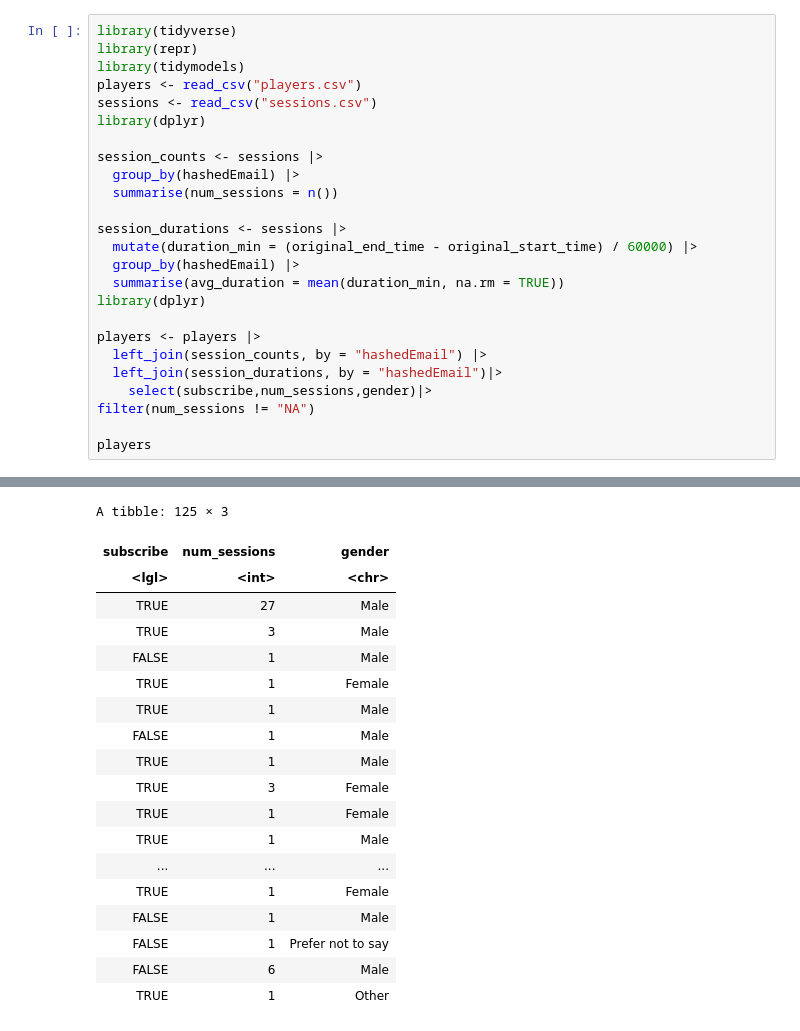
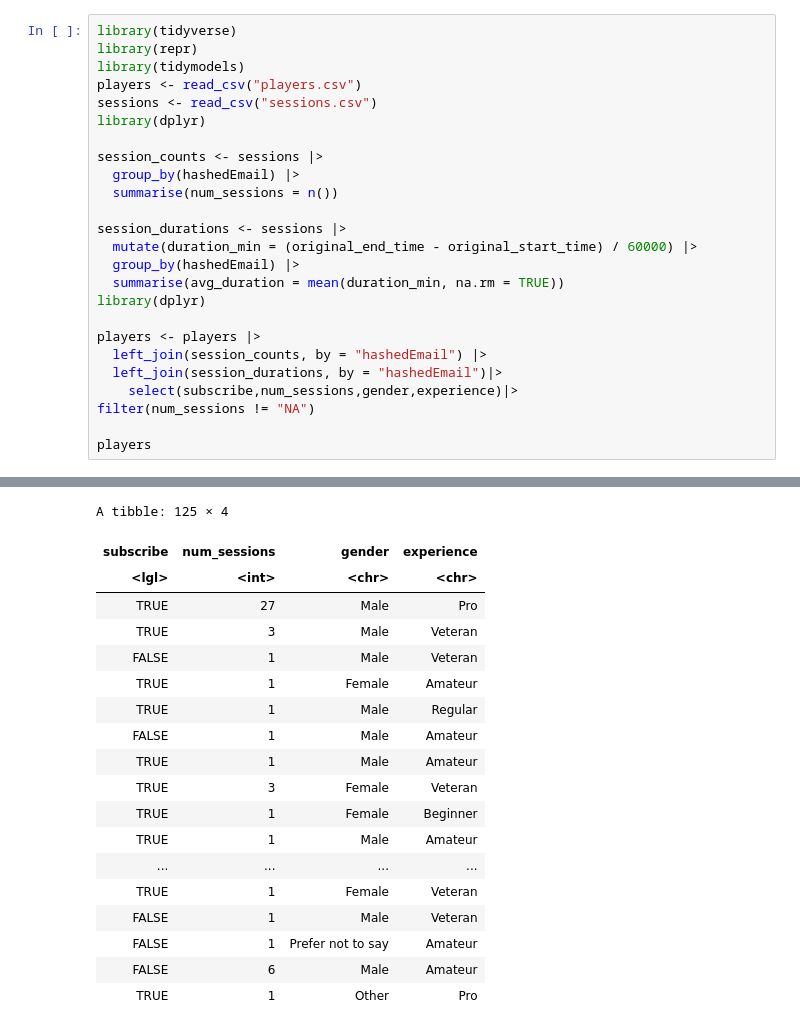
Before and after one commit to YiyangChen-6/25-summerterm-project, a Jupyter notebook: project.ipynb, the cells around one changed output, grey strips where cells are left out. Drawn from its saved outputs; the diff is of its cells as text.

```diff
--- a/project.ipynb
+++ b/project.ipynb
@@ -15,50 +100,50 @@ session_counts <- sessions |>
 session_durations <- sessions |>
   mutate(duration_min = (original_end_time - original_start_time) / 60000) |>
   group_by(hashedEmail) |>
   summarise(avg_duration = mean(duration_min, na.rm = TRUE))
 library(dplyr)
 
 players <- players |>
   left_join(session_counts, by = "hashedEmail") |>
   left_join(session_durations, by = "hashedEmail")|>
-    select(subscribe,num_sessions,gender)|>
+    select(subscribe,num_sessions,gender,experience)|>
 filter(num_sessions	!= "NA")
 
 players
 # %% [output]
 Rows: 196 Columns: 7
 ── Column specification ────────────────────────────────────────────────────────
 Delimiter: ","
 chr (4): experience, hashedEmail, name, gender
 dbl (2): played_hours, Age
 lgl (1): subscribe
 
 ℹ Use `spec()` to retrieve the full column specification for this data.
 ℹ Specify the column types or set `show_col_types = FALSE` to quiet this message.
 Rows: 1535 Columns: 5
 ── Column specification ────────────────────────────────────────────────────────
 Delimiter: ","
 chr (3): hashedEmail, start_time, end_time
 dbl (2): original_start_time, original_end_time
 
 ℹ Use `spec()` to retrieve the full column specification for this data.
 ℹ Specify the column types or set `show_col_types = FALSE` to quiet this message.
-A tibble: 125 × 3
+A tibble: 125 × 4
-| subscribe | num_sessions | gender |
-| <lgl> | <int> | <chr> |
-| TRUE | 27 | Male |
-| TRUE | 3 | Male |
-| FALSE | 1 | Male |
-| TRUE | 1 | Female |
-| TRUE | 1 | Male |
-| FALSE | 1 | Male |
-| TRUE | 1 | Male |
-| TRUE | 3 | Female |
-| TRUE | 1 | Female |
-| TRUE | 1 | Male |
-| ... | ... | ... |
-| TRUE | 1 | Female |
-| FALSE | 1 | Male |
-| FALSE | 1 | Prefer not to say |
-| FALSE | 6 | Male |
-| TRUE | 1 | Other |
+| subscribe | num_sessions | gender | experience |
+| <lgl> | <int> | <chr> | <chr> |
+| TRUE | 27 | Male | Pro |
+| TRUE | 3 | Male | Veteran |
+| FALSE | 1 | Male | Veteran |
+| TRUE | 1 | Female | Amateur |
+| TRUE | 1 | Male | Regular |
+| FALSE | 1 | Male | Amateur |
+| TRUE | 1 | Male | Amateur |
+| TRUE | 3 | Female | Veteran |
+| TRUE | 1 | Female | Beginner |
+| TRUE | 1 | Male | Amateur |
+| ... | ... | ... | ... |
+| TRUE | 1 | Female | Veteran |
+| FALSE | 1 | Male | Veteran |
+| FALSE | 1 | Prefer not to say | Amateur |
+| FALSE | 6 | Male | Amateur |
+| TRUE | 1 | Other | Pro |
```
Also changed, not shown: parts of 12 cells of this notebook.
